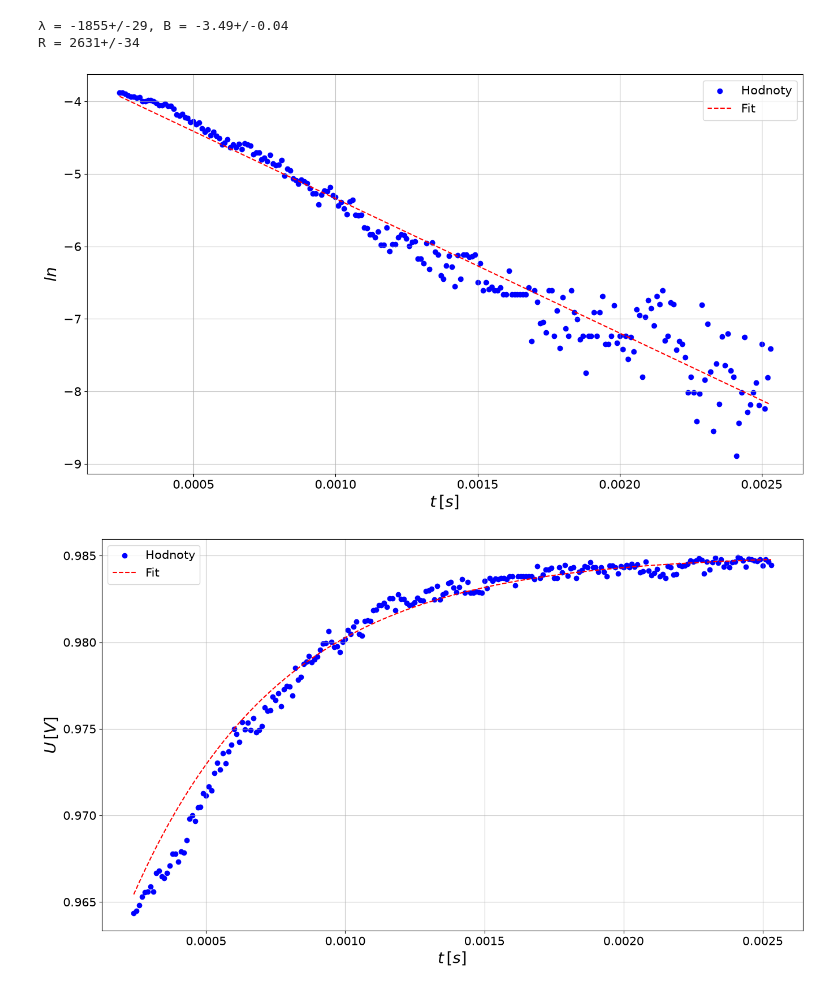
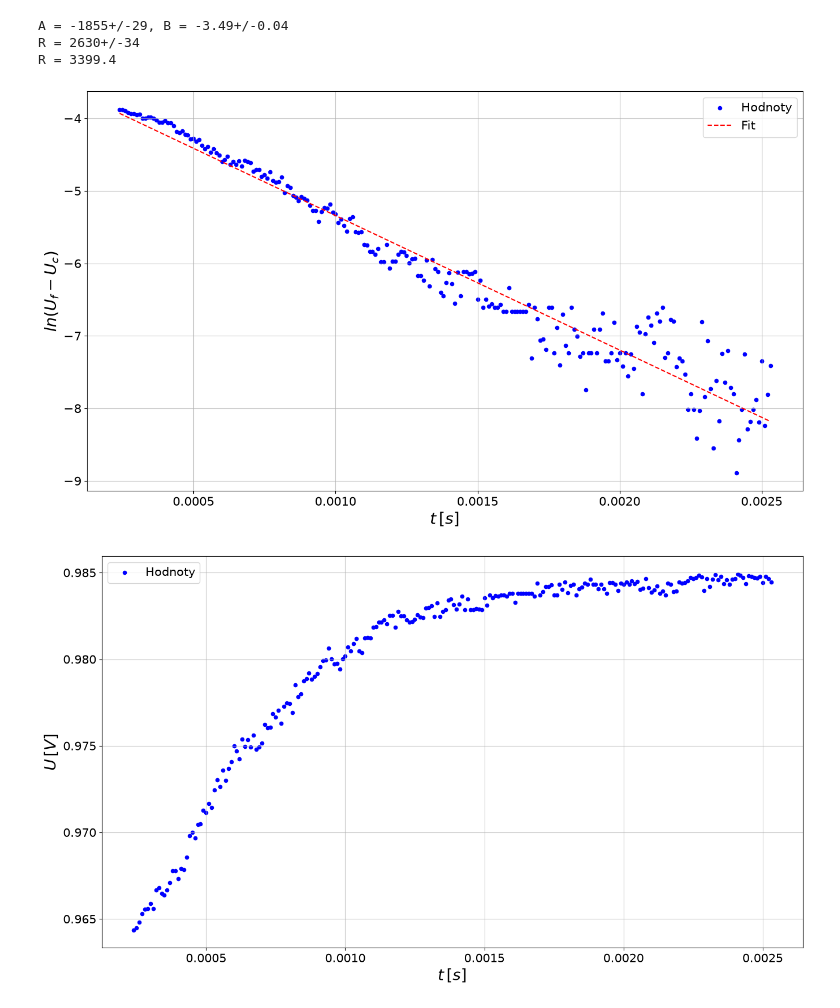
Before and after one commit to fildapanko/praktikum, a Jupyter notebook: pr2/praktikum2_06.ipynb, the cells around one changed output. Drawn from its saved outputs; the diff is of its cells as text; code cells hidden in the pictures.

```diff
--- a/pr2/praktikum2_06.ipynb
+++ b/pr2/praktikum2_06.ipynb
@@ -164,7 +141,9 @@ C = uf(C, unc_C)
 F = 1/L
 Q = (1/R)*((L/C)**0.5)
 alpha = R/(2*L)
-print(f'R = {R:.1uPL}\nL = {L:.1uPL}\nC = {C:.1uPL}\nF = {F:.1uPL}\nQ = {Q:.1uPL}\nalpha = {alpha:.1uPL}')
+omega0 = 1/((L*C)**0.5)
+f0 =  omega0/(2*np.pi)
+print(f'R = {R:.1uPL}\nL = {L:.1uPL}\nC = {C:.1uPL}\nF = {F:.1uPL}\nQ = {Q:.1uPL}\nalpha = {alpha:.1uPL}\nomega0 = {omega0:.1uPL}\nf0 = {f0:.1uPL}')
 
 def model_phi(f, R, L, C):
     return np.atan(((1/(2*np.pi*f*C))-(2*np.pi*f*L))/(R))
@@ -172,24 +151,24 @@ p0_phi = [30, 113*1e-3, 217*1e-9]
 popt_phi, pcov_phi = curve_fit(model_phi, rez_f, rez_phi_g, p0_phi)
 
 fig, ax = plt.subplots(2, 1, figsize=(9,16), sharex=True)
-rez_x = 1013.82
-ax[0].set_ylabel(fr"$G\,[Sm]$", fontsize=20)
-ax[0].scatter(rez_f, rez_g, marker='.', s=100, label='Hodnoty', color='blue')
+rez_x = f0.n
+ax[0].set_ylabel(fr"$|G|\,[S]$", fontsize=15)
+ax[0].scatter(rez_f, rez_g, marker='.', s=100, label='Naměřné hodnoty', color='blue')
 linspace_f = np.linspace(min(rez_f), max(rez_f), 1000)
 ax[0].plot(linspace_f, model_G(linspace_f, *popt_G), label="Fit", color='red')
-ax[0].axvline(x=rez_x, color='k', linestyle='-.', linewidth=1.5, label='Maximum')
-ax[0].tick_params(labelsize=15)
+ax[0].axvline(x=rez_x, color='k', linestyle='-.', linewidth=1.5, label='Rezonanční frekvence')
+ax[0].tick_params(labelsize=10)
 ax[0].grid(True, alpha=0.7)
-ax[0].legend(fontsize=15)
+ax[0].legend(fontsize=10)
 
-ax[1].set_xlabel(fr"$f\,[Hz]$", fontsize=20)
-ax[1].set_ylabel(fr"$\phi\,[deg]$", fontsize=20)
-ax[1].scatter(rez_f, rez_phi_g*(180/np.pi), marker='.', s=100, label='Hodnoty', color='blue')
+ax[1].set_xlabel(fr"$f\,[Hz]$", fontsize=15)
+ax[1].set_ylabel(fr"$\varphi\,[deg]$", fontsize=15)
+ax[1].scatter(rez_f, rez_phi_g*(180/np.pi), marker='.', s=100, label='Naměřné hodnoty', color='blue')
 ax[1].plot(linspace_f, model_phi(linspace_f, *popt_phi)*(180/np.pi), label="Fit", color='red')
-ax[1].axvline(x=rez_x, color='k', linestyle='-.', linewidth=1.5, label='Rezonance')
-ax[1].tick_params(labelsize=15)
+ax[1].axvline(x=rez_x, color='k', linestyle='-.', linewidth=1.5, label='Rezonanční frekvence')
+ax[1].tick_params(labelsize=10)
 ax[1].grid(True, alpha=0.7)
-ax[1].legend(fontsize=15)
+ax[1].legend(fontsize=10)
 fig.subplots_adjust(hspace=0.0)
 path_vodivost = downloads_dir / 'vodivost.png'
 plt.savefig(path_vodivost, dpi=300, bbox_inches='tight')
@@ -292,38 +258,42 @@ plt.savefig(path_nad, dpi=300, bbox_inches='tight')
 # %%
 logUc = np.log(-nad1+9.85057989e-01)
 def func(t, A, B):
     return A*t+B
 popt, pcov = curve_fit(func, nadcas, logUc)
 A= uf(popt[0], np.sqrt(pcov[0,0]))
 B= uf(popt[1], np.sqrt(pcov[1,1]))
-print(f"λ = {A}, B = {B}")
+print(f"A = {A}, B = {B}")
 R=-(L)*((2*np.pi*rez_x)**2+A**2)/A
 print(f"R = {R}")
 
 fig, ax = plt.subplots(figsize=(16,9))
-ax.set_ylabel(fr"$ln$", fontsize=20)
+ax.set_ylabel(fr"$ln(U_f-U_c)$", fontsize=20)
 ax.set_xlabel(fr"$t\,[s]$", fontsize=20)
-ax.scatter(nadcas, logUc, label='Hodnoty', color='blue')
+ax.scatter(nadcas, logUc, label='Hodnoty', color='blue', s=20)
 ax.plot(nadcas, func(nadcas, *popt), label='Fit', color='red', ls='--')
 ax.tick_params(labelsize=15)
 ax.grid(True, alpha=0.7)
 ax.legend(fontsize=15)
 path_ln = downloads_dir / 'nadkriticke_ln.png'
 plt.savefig(path_ln, dpi=300, bbox_inches='tight')
 
 
 fig, ax = plt.subplots(figsize=(16,9))
 ax.set_ylabel(fr"$U\,[V]$", fontsize=20)
 ax.set_xlabel(fr"$t\,[s]$", fontsize=20)
-ax.scatter(nadcas, nad1, label='Hodnoty', color='blue')
-ax.plot(nadcas, 9.85057989e-01 - np.exp(func(nadcas, *popt)), label='Fit', color='red', ls='--')
+ax.scatter(nadcas, nad1, label='Hodnoty', color='blue', s=20)
+#ax.plot(nadcas, 9.85057989e-01 - np.exp(func(nadcas, *popt)), label='Fit', color='red', ls='--')
 ax.tick_params(labelsize=15)
 ax.grid(True, alpha=0.7)
 ax.legend(fontsize=15)
 path_e = downloads_dir / 'nadkriticke_e.png'
 plt.savefig(path_e, dpi=300, bbox_inches='tight')
+
+R_final = 50 + 10.4 + 3320+ 3 + 16
+print(f"R = {R_final} ")
 # %% [output]
-λ = -1855+/-29, B = -3.49+/-0.04
-R = 2631+/-34
+A = -1855+/-29, B = -3.49+/-0.04
+R = 2630+/-34
+R = 3399.4
-[figure, old version]
+[figure, new version]
-[figure, old version]
+[figure, new version]
```
Also changed, not shown: parts of 7 cells of this notebook.
